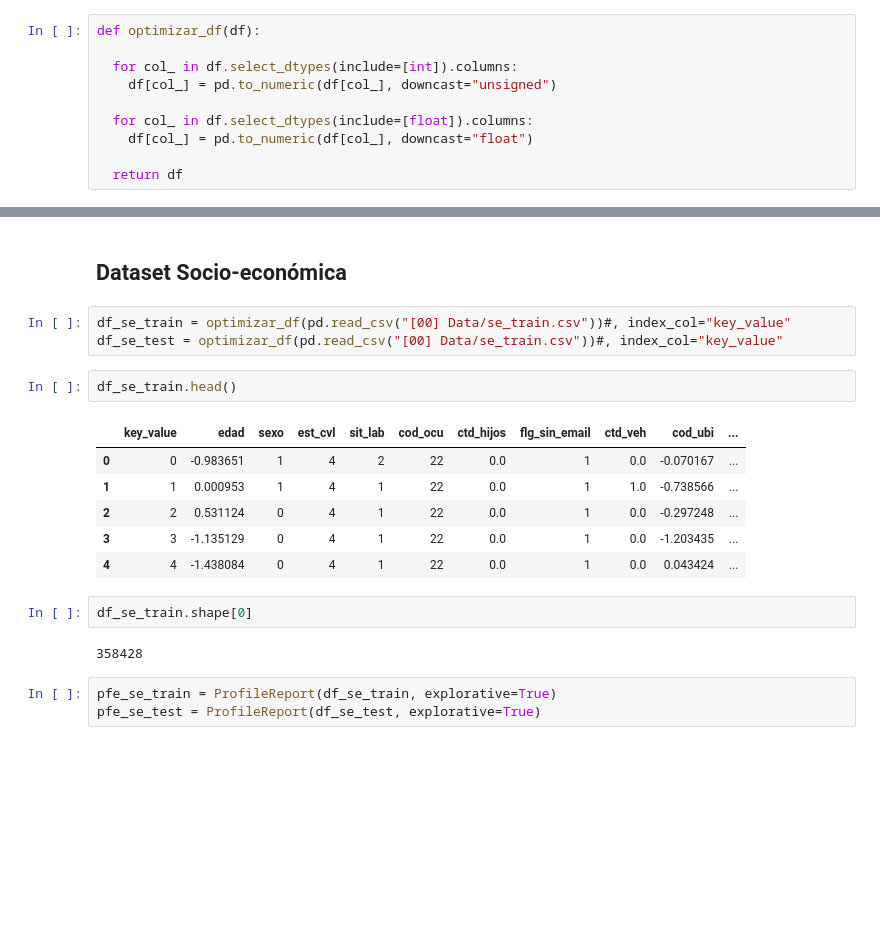
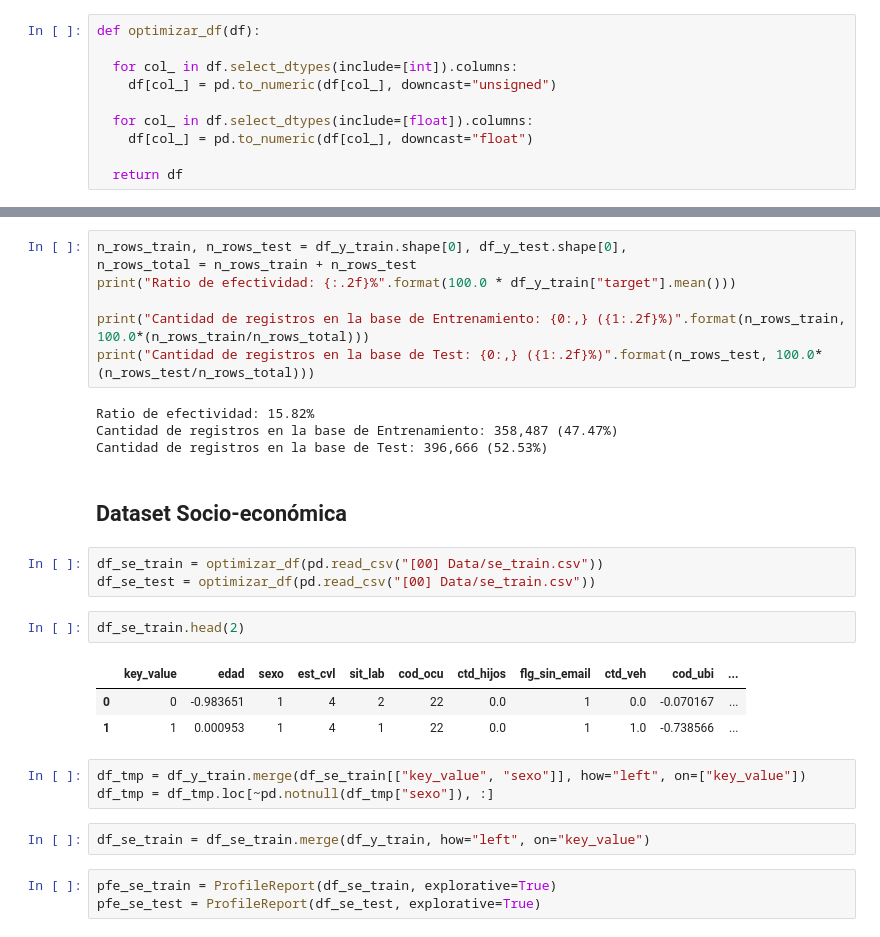
Before and after one commit to mlaricobar/solution-datathon-interbank-2020, a Jupyter notebook: [02] EDA - Datasets.ipynb, the cells around one changed output, grey strips where cells are left out. Cells and saved outputs as stored; diff of their text form; blank space fills up the shorter version.

```diff
--- a/[02] EDA - Datasets.ipynb
+++ b/[02] EDA - Datasets.ipynb
@@ -78,21 +95,30 @@ def optimizar_df(df):
+# %%
+n_rows_train, n_rows_test = df_y_train.shape[0], df_y_test.shape[0],
+n_rows_total = n_rows_train + n_rows_test
+print("Ratio de efectividad: {:.2f}%".format(100.0 * df_y_train["target"].mean()))
+
+print("Cantidad de registros en la base de Entrenamiento: {0:,} ({1:.2f}%)".format(n_rows_train, 100.0*(n_rows_train/n_rows_total)))
+print("Cantidad de registros en la base de Test: {0:,} ({1:.2f}%)".format(n_rows_test, 100.0*(n_rows_test/n_rows_total)))
+# %% [output]
+Ratio de efectividad: 15.82%
+Cantidad de registros en la base de Entrenamiento: 358,487 (47.47%)
+Cantidad de registros en la base de Test: 396,666 (52.53%)
 # %% [markdown]
 ## Dataset Socio-económica
 # %%
-df_se_train = optimizar_df(pd.read_csv("[00] Data/se_train.csv"))#, index_col="key_value"
-df_se_test = optimizar_df(pd.read_csv("[00] Data/se_train.csv"))#, index_col="key_value"
+df_se_train = optimizar_df(pd.read_csv("[00] Data/se_train.csv"))
+df_se_test = optimizar_df(pd.read_csv("[00] Data/se_train.csv"))
 # %%
-df_se_train.head()
+df_se_train.head(2)
 # %% [output]
 |  | key_value | edad | sexo | est_cvl | sit_lab | cod_ocu | ctd_hijos | flg_sin_email | ctd_veh | cod_ubi | ... |
 | 0 | 0 | -0.983651 | 1 | 4 | 2 | 22 | 0.0 | 1 | 0.0 | -0.070167 | ... |
 | 1 | 1 | 0.000953 | 1 | 4 | 1 | 22 | 0.0 | 1 | 1.0 | -0.738566 | ... |
-| 2 | 2 | 0.531124 | 0 | 4 | 1 | 22 | 0.0 | 1 | 0.0 | -0.297248 | ... |
-| 3 | 3 | -1.135129 | 0 | 4 | 1 | 22 | 0.0 | 1 | 0.0 | -1.203435 | ... |
-| 4 | 4 | -1.438084 | 0 | 4 | 1 | 22 | 0.0 | 1 | 0.0 | 0.043424 | ... |
-# %%
-df_se_train.shape[0]
-# %% [output]
-358428
+# %%
+df_tmp = df_y_train.merge(df_se_train[["key_value", "sexo"]], how="left", on=["key_value"])
+df_tmp = df_tmp.loc[~pd.notnull(df_tmp["sexo"]), :]
+# %%
+df_se_train = df_se_train.merge(df_y_train, how="left", on="key_value")
 # %%
 pfe_se_train = ProfileReport(df_se_train, explorative=True)
 pfe_se_test = ProfileReport(df_se_test, explorative=True)
```
Also changed, not shown: parts of 19 cells of this notebook.
